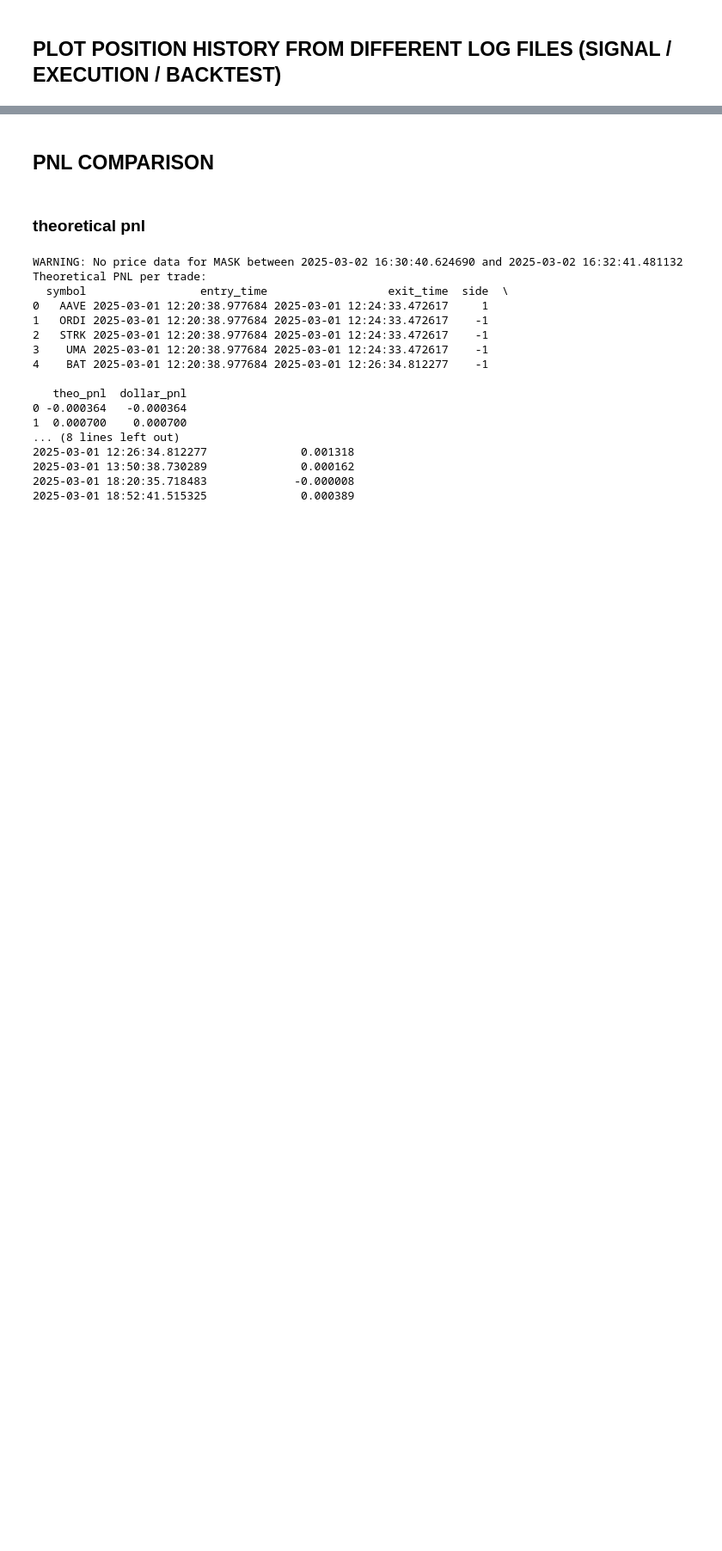
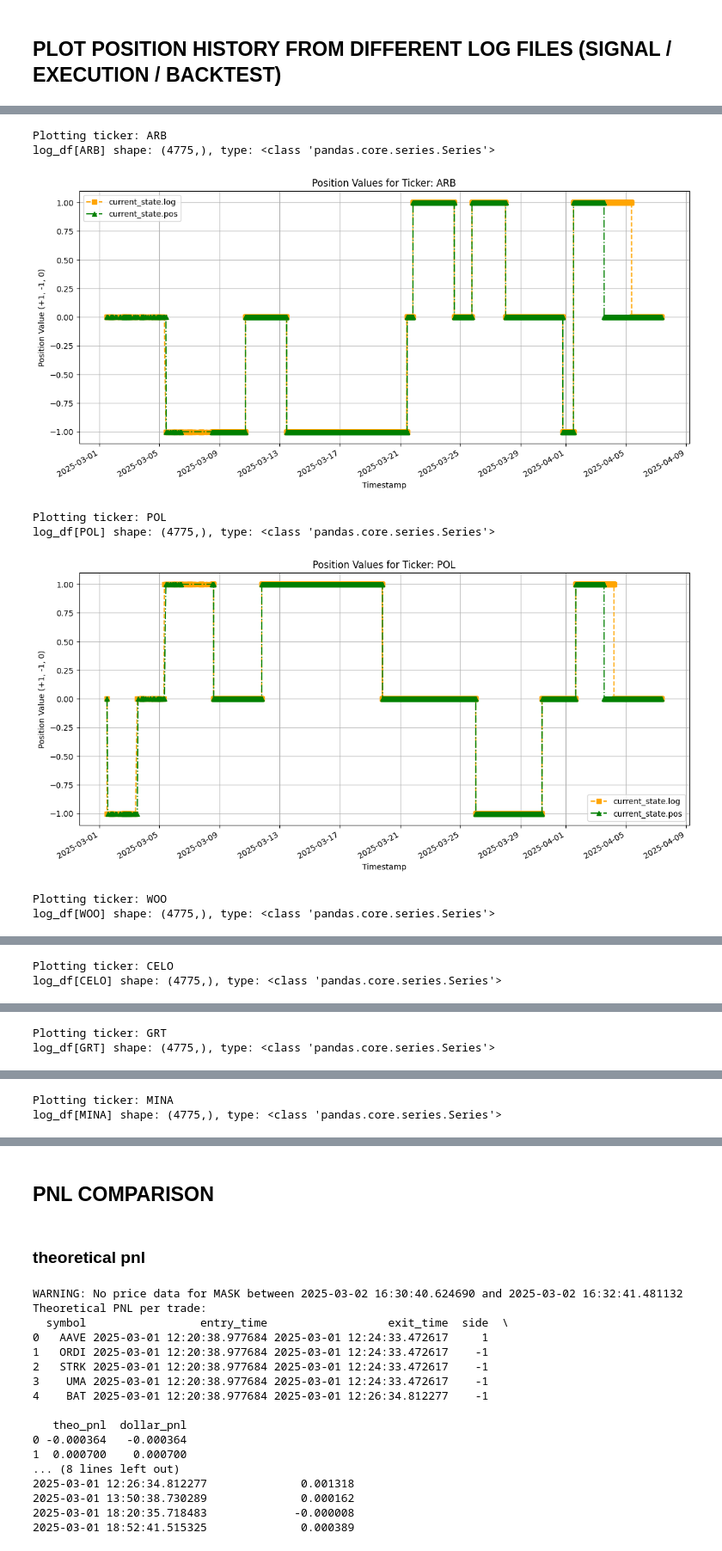
Before and after one commit to marescialloNino/pnl-analysis, a Jupyter notebook: okx_positions.ipynb, the cells around one changed output, grey strips where cells are left out. Shown at 86% size. Drawn from its saved outputs; the diff is of its cells as text; code cells hidden in the pictures; blank space fills up the shorter version.

```diff
--- a/okx_positions.ipynb
+++ b/okx_positions.ipynb
@@ -28,3 +12,18 @@ def load_positions_3(positions_path: str) -> pd.DataFrame:
+# %%
+def load_price_data(prices_path: str) -> pd.DataFrame:
+    """
+    Loads price data from a CSV file that contains 3-minute OHLCV data.
+    Expects the CSV file to have:
+      - an index column with datetime stamps,
+      - columns in the format: PAIR_open, PAIR_high, PAIR_low, PAIR_close, PAIR_volume.
+
+    The function sorts the DataFrame by its datetime index and drops any timezone info.
+    """
+    df_prices = pd.read_csv(prices_path, index_col=0, parse_dates=True)
+    df_prices.sort_index(inplace=True)
+    # Remove any timezone information (make the index naive)
+    df_prices.index = df_prices.index.tz_localize(None)
+    return df_prices
 # %%
 def parse_current_state_log(log_path: str) -> pd.DataFrame:
     """
@@ -301,7 +300,7 @@ def apply_dust_threshold(values_df: pd.DataFrame, threshold: float = 140.0) -> p
 
     return directional_df
 # %%
-def plot_ticker(positions_3_df, log_df, pos_df, ticker, dfs_to_plot=[1, 2, 3]):
+def plot_ticker( log_df, pos_df, ticker, dfs_to_plot=[1, 2]):
     """
     Plot the values of a chosen ticker for the specified DataFrames.
 
@@ -317,30 +316,20 @@ def plot_ticker(positions_3_df, log_df, pos_df, ticker, dfs_to_plot=[1, 2, 3]):
 
     # Debug information
     print(f"Plotting ticker: {ticker}")
-    if ticker in positions_3_df.columns and 1 in dfs_to_plot:
-        print(f"positions_3_df[{ticker}] shape: {positions_3_df[ticker].shape}, type: {type(positions_3_df[ticker])}, index type: {type(positions_3_df.index)}")
-        print(f"positions_3_df[{ticker}] values: {positions_3_df[ticker].head()}")
     if ticker in log_df.columns and 2 in dfs_to_plot:
         print(f"log_df[{ticker}] shape: {log_df[ticker].shape}, type: {type(log_df[ticker])}")
     if ticker in pos_df.columns and 3 in dfs_to_plot:
         print(f"pos_df[{ticker}] shape: {pos_df[ticker].shape}, type: {type(pos_df[ticker])}")
 
-    # Plot positions_3_df if selected
-    if 1 in dfs_to_plot and ticker in positions_3_df.columns:
-        x = positions_3_df.index.to_numpy()
-        y = positions_3_df[ticker].to_numpy()
-        mask = ~np.isnan(y)  # Remove NaN values
-        plt.plot(x[mask], y[mask], label='positions_3.csv', marker='o', linestyle='-', color='blue')
-
     # Plot log_df if selected
-    if 2 in dfs_to_plot and ticker in log_df.columns:
+    if 1 in dfs_to_plot and ticker in log_df.columns:
         x = log_df.index.to_numpy()
         y = log_df[ticker].to_numpy()
         mask = ~np.isnan(y)
         plt.plot(x[mask], y[mask], label='current_state.log', marker='s', linestyle='--', color='orange')
 
     # Plot pos_df if selected
-    if 3 in dfs_to_plot and ticker in pos_df.columns:
+    if 2 in dfs_to_plot and ticker in pos_df.columns:
         x = pos_df.index.to_numpy()
         y = pos_df[ticker].to_numpy()
         mask = ~np.isnan(y)
@@ -404,10 +393,9 @@ timestamp
 # %%
 # Define the time range for filtering
 start_time = datetime.strptime("2025/03/01 12:20:38.977684", "%Y/%m/%d %H:%M:%S.%f")
-end_time = datetime.strptime("2025/03/12 23:52:45.906987", "%Y/%m/%d %H:%M:%S.%f")
+end_time = datetime.strptime("2025/04/07 08:43:11.531865", "%Y/%m/%d %H:%M:%S.%f")
 
-print("\nFiltering DataFrames to time range: 2025/03/01 12:20:38.977684 to 2025/03/12 23:52:45.906987")
-positions_3_df = positions_3_df.loc[start_time:end_time]
+print("\nFiltering DataFrames to time range: 2025/03/01 12:20:38.977684 to 2025/04/07 08:43:11.531865")
 theo_df = theo_df.loc[start_time:end_time]
 qty_df = qty_df.loc[start_time:end_time]
 
@@ -474,0 +438,17 @@ pos_df[ETH] shape: (797,), type: <class 'pandas.core.series.Series'>
+# %%
+plot_ticker(theo_df, pos_dir_df, 'ARB', [1,2])
+plot_ticker(theo_df, pos_dir_df, 'POL', [1,2])
+plot_ticker(theo_df, pos_dir_df, 'WOO', [1,2])
+plot_ticker(theo_df, pos_dir_df, 'CELO', [1,2])
+plot_ticker(theo_df, pos_dir_df, 'GRT', [1,2])
+plot_ticker(theo_df, pos_dir_df, 'MINA', [1,2])
+plot_ticker(theo_df, pos_dir_df, 'ENS', [1,2])
+# %% [output]
+Plotting ticker: ARB
+log_df[ARB] shape: (4775,), type: <class 'pandas.core.series.Series'>
+[figure, added]
+Plotting ticker: POL
+log_df[POL] shape: (4775,), type: <class 'pandas.core.series.Series'>
+[figure, added]
+Plotting ticker: WOO
+log_df[WOO] shape: (4775,), type: <class 'pandas.core.series.Series'>
@@ -474,0 +456,2 @@ pos_df[ETH] shape: (797,), type: <class 'pandas.core.series.Series'>
+Plotting ticker: CELO
+log_df[CELO] shape: (4775,), type: <class 'pandas.core.series.Series'>
@@ -474,0 +459,2 @@ pos_df[ETH] shape: (797,), type: <class 'pandas.core.series.Series'>
+Plotting ticker: GRT
+log_df[GRT] shape: (4775,), type: <class 'pandas.core.series.Series'>
@@ -474,0 +462,2 @@ pos_df[ETH] shape: (797,), type: <class 'pandas.core.series.Series'>
+Plotting ticker: MINA
+log_df[MINA] shape: (4775,), type: <class 'pandas.core.series.Series'>
```
Also changed, not shown: parts of 5 cells of this notebook, 22 other files.
